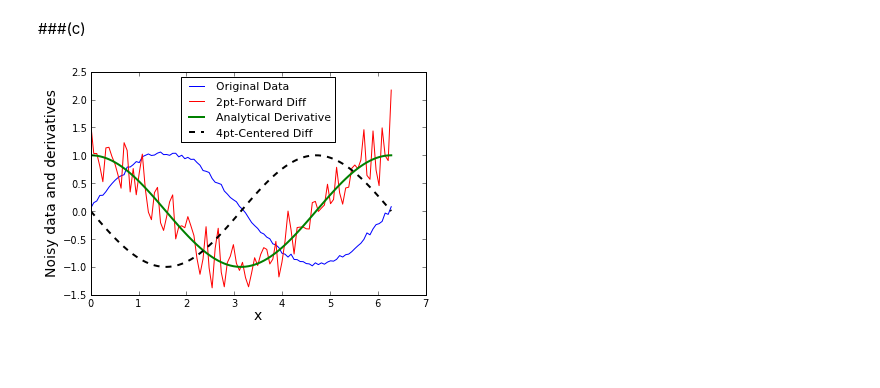
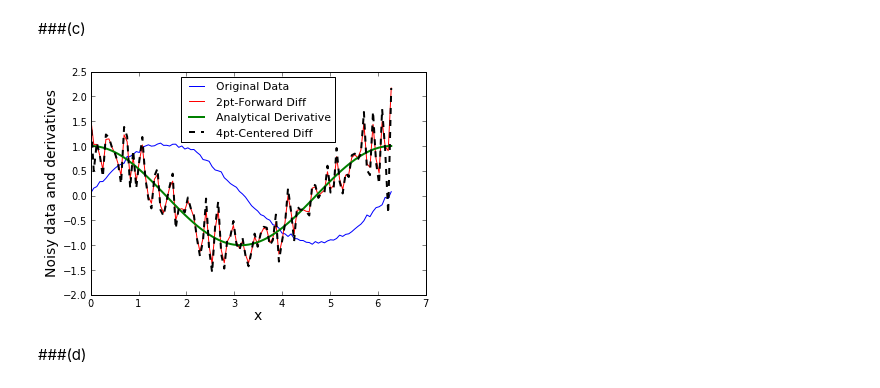
Before and after one commit to mullenray/PHYS202-S13, a Jupyter notebook: Week4/InterpAndDiffEx3.ipynb, the cells around one changed output. Drawn from its saved outputs; the diff is of its cells as text; code cells hidden in the pictures; blank space fills up the shorter version.

```diff
--- a/Week4/InterpAndDiffEx3.ipynb
+++ b/Week4/InterpAndDiffEx3.ipynb
@@ -71,8 +71,8 @@ Problem 3
 # %%
 def finiteDifference(x,y):
     """Input array x and y(x).
-       Return the derivative of y with respect to x."""
-    dydx = zeros(y.shape, float)
+       Return the derivative of y with respect to x using the center difference method."""
+    dydx = np.zeros(y.shape, float)
     dydx[1:-1] = (y[2:] - y[:-2])/(x[2:]-x[:-2]) #center difference
     dydx[0] = (y[1]-y[0])/(x[1]-x[0])  #forward difference for first element
     dydx[-1] = (y[-1]-y[-2])/(x[-1]-x[-2])  #backward diference for last element
@@ -138,8 +141,3 @@ show()
 [figure]
 # %% [markdown]
 ###(b)
-# %%
-def fourPtFiniteDiff(x,y):
-    """Docstring"""
-    dydx = zeros(y.shape,float)
-    dydx[2:-2] = (y[
@@ -149,0 +144,27 @@ lower = finiteDifference(x,z)
+# %%
+def fourPtFiniteDiff(x,y):
+    """Input arrays x and y(x).
+       Computes the numerical derrivative of y with respect to x using the four-point centre differencing method."""
+    dydx = np.zeros(y.shape,float)
+    for i,n in enumerate(y[2:-2]):
+        i += 2
+        dydx[i] = (y[i - 2] - (8 * y[i - 1]) + (8 * y[i + 1]) - y[i + 2])/(12 * (x[i + 1] - x[i]))
+    dydx[0] = (y[1]-y[0])/(x[1]-x[0]) #forward difference
+    dydx[1] = (y[2]-y[1])/(x[2]-x[1]) #forward difference
+    dydx[-1] = (y[-1]-y[-2])/(x[-1]-x[-2]) #backward diference
+    dydx[-2] = (y[-2]-y[-3])/(x[-2]-x[-3]) #backward diference
+    return dydx
+# %%
+x = arange(0.0,10.01,0.1)
+y = x**5
+
+dydx = fourPtFiniteDiff(x,y)
+
+dydxExact = 5*x**4
+percentError = 100*abs( dydx[1:] - dydxExact[1:] )/dydxExact[1:]
+
+semilogy(x[1:], percentError, color = "green", linewidth = 2)
+grid(True)
+title("Percent Error using Four-Point Center Differencing Method")
+ylabel("Percent error with dydxExact", fontsize = 13)
+show()
@@ -152,11 +175,13 @@ lower = finiteDifference(x,z)
 # %%
 plot(x,y, label = "Original Data")
 plot(x,finiteDifference(x,y), label = "2pt-Forward Diff", color = 'red')
 plot(x,cos(x), label = 'Analytical Derivative', color = 'green', linewidth = 2)
-plot(x,cos(x+pi/2), label = '4pt-Centered Diff', color = 'black', linestyle = "dashed", linewidth = 2)
+plot(x,fourPtFiniteDiff(x,y), label = '4pt-Centered Diff', color = 'black', linestyle = "dashed", linewidth = 2)
 legend(loc = 'upper center', prop = {'size' : 11})
 ylabel("Noisy data and derivatives", size = 14)
 xlabel("x", size = 14)
 show()
 # %% [output]
-[figure, old version]
+[figure, new version]
+# %% [markdown]
+###(d)
```
Also changed, not shown: parts of 6 cells of this notebook, 1 other file.
